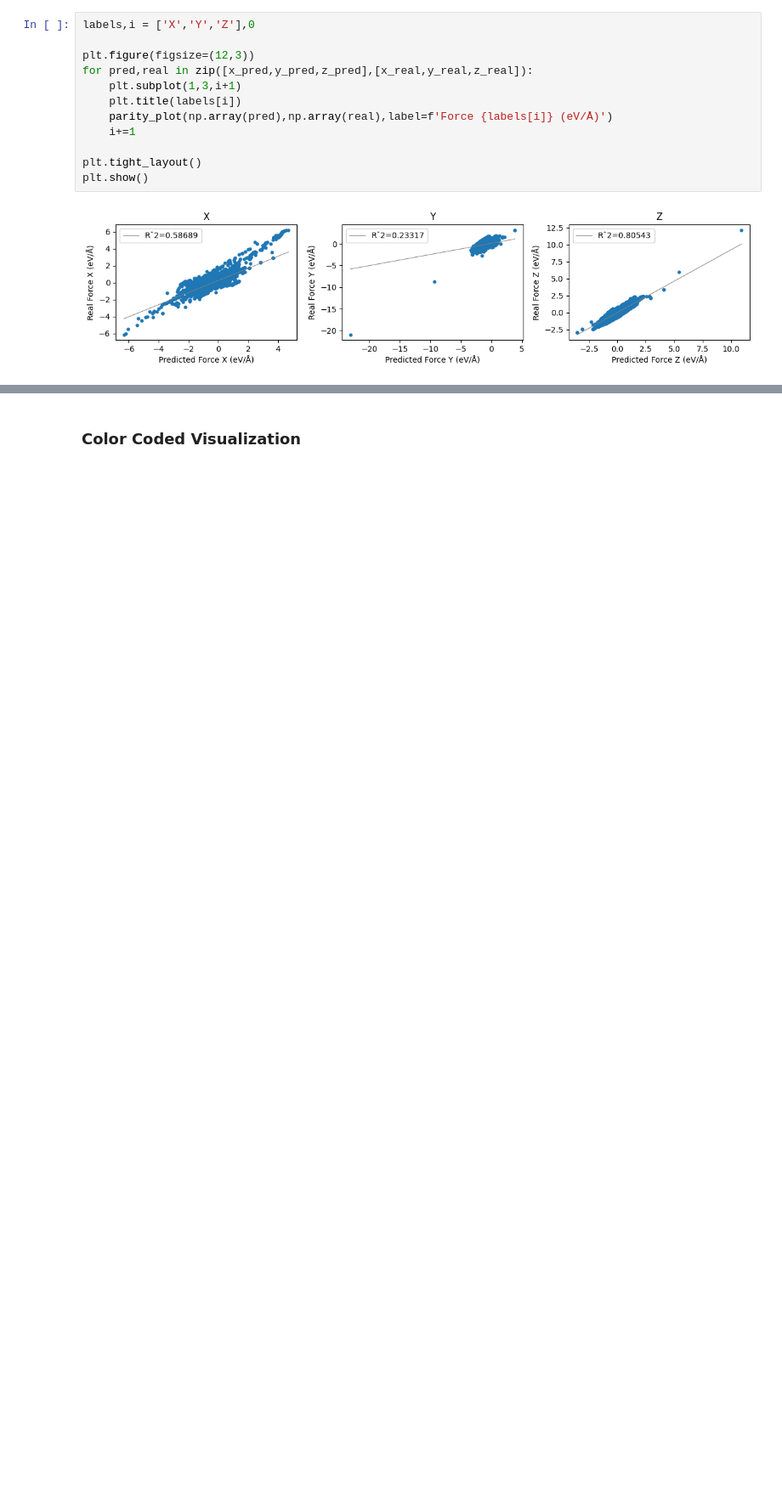
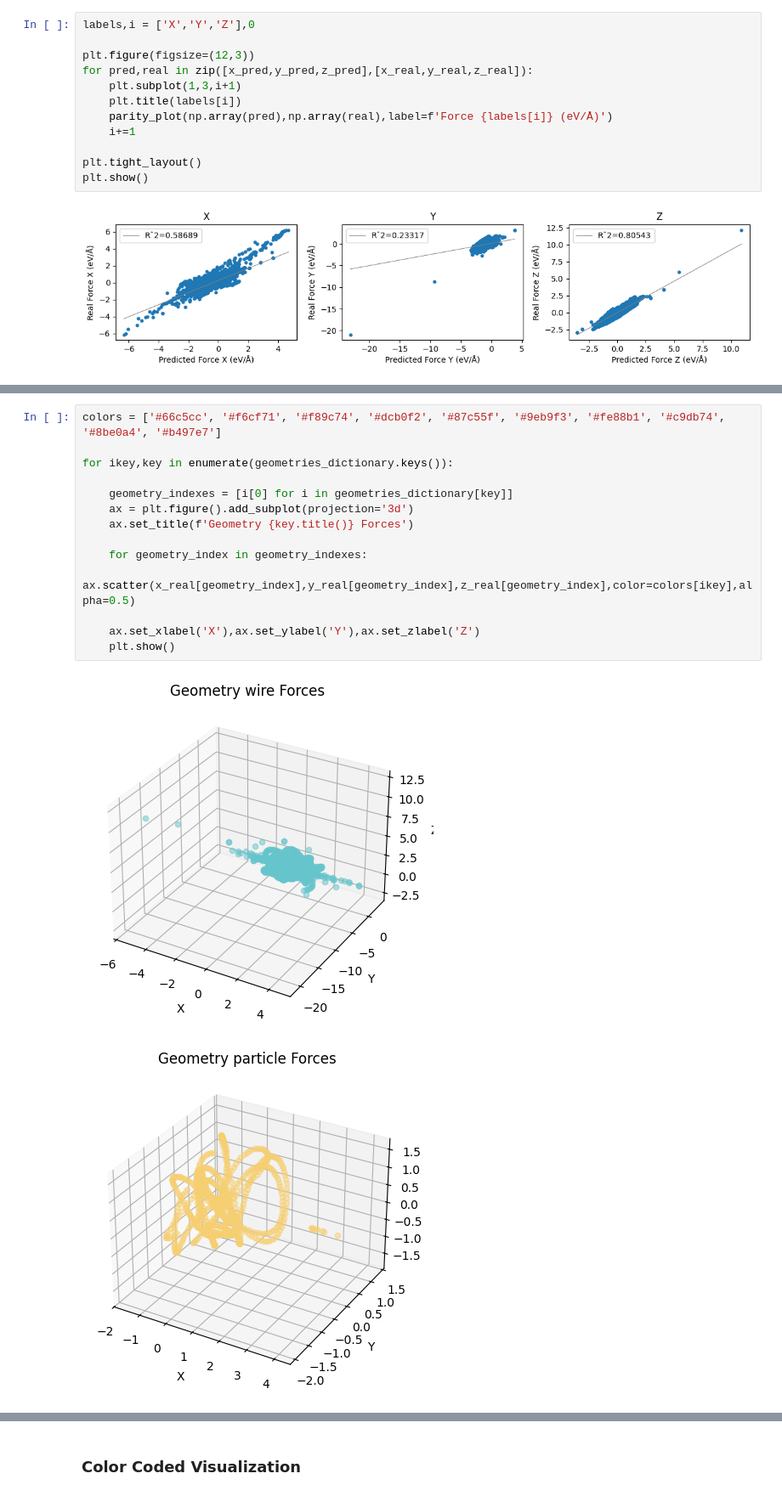
Before and after one commit to pedrozanineli/inference, a Jupyter notebook: 3_plot.ipynb, the cells around one changed output, grey strips where cells are left out. Shown at 85% size. Drawn from its saved outputs; the diff is of its cells as text; blank space fills up the shorter version.

```diff
--- a/3_plot.ipynb
+++ b/3_plot.ipynb
@@ -143,0 +196,17 @@ plt.show()
+# %%
+colors = ['#66c5cc', '#f6cf71', '#f89c74', '#dcb0f2', '#87c55f', '#9eb9f3', '#fe88b1', '#c9db74', '#8be0a4', '#b497e7']
+
+for ikey,key in enumerate(geometries_dictionary.keys()):
+
+    geometry_indexes = [i[0] for i in geometries_dictionary[key]]
+    ax = plt.figure().add_subplot(projection='3d')
+    ax.set_title(f'Geometry {key.title()} Forces')
+
+    for geometry_index in geometry_indexes:
+        ax.scatter(x_real[geometry_index],y_real[geometry_index],z_real[geometry_index],color=colors[ikey],alpha=0.5)
+
+    ax.set_xlabel('X'),ax.set_ylabel('Y'),ax.set_zlabel('Z')
+    plt.show()
+# %% [output]
+[figure, added]
+[figure, added]
```
Also changed, not shown: parts of 13 cells of this notebook, 1 other file.
